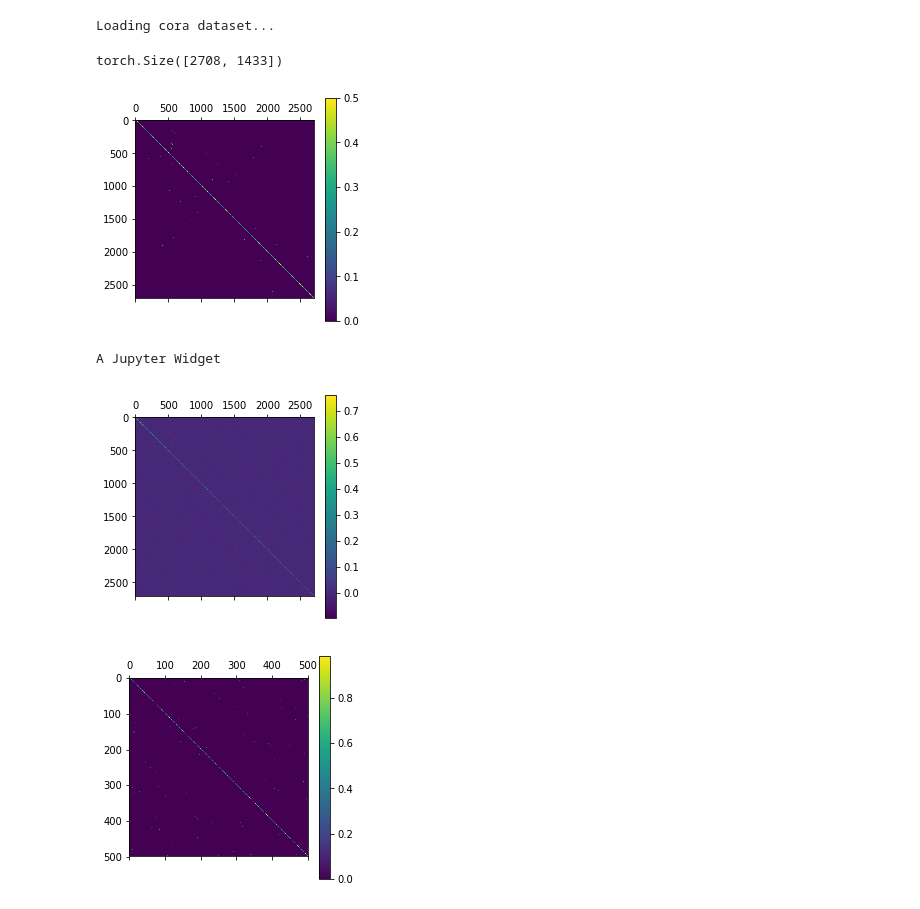
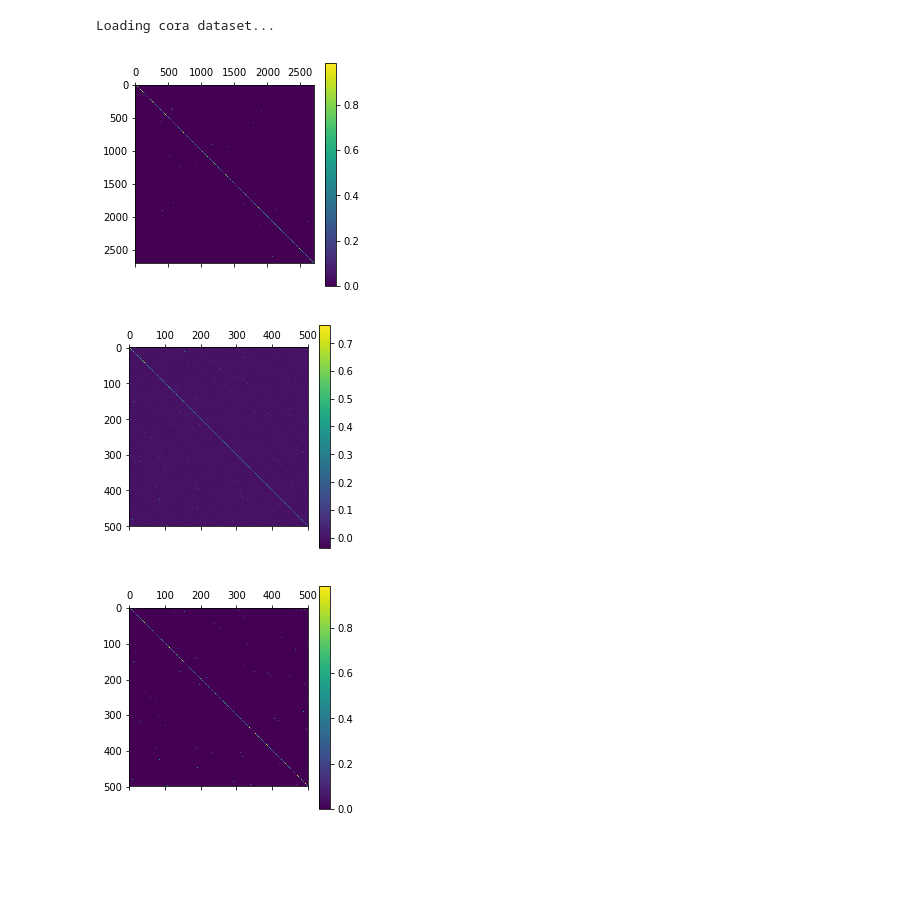
Before and after one commit to mvkolos/LanczosNet, a Jupyter notebook: Baseline.ipynb, the cells around one changed output. Saved outputs shown, nothing was run; the diff lists cells and outputs as text; code cells hidden in the pictures; blank space fills up the shorter version.

Commit message:
moved lanczos algorithm, fixed softmax

```diff
--- a/Baseline.ipynb
+++ b/Baseline.ipynb
@@ -21,71 +22,36 @@ import torch
 # plt.colorbar()
 # plt.show()
 # %%
-adj, features, labels, idx_train, idx_val, idx_test = load_data(path = 'data/cora/')
+adj, features, labels, idx_train, idx_val, idx_test = load_data(path = 'pygcn/data/cora/')
 # %% [output]
 Loading cora dataset...
-# %%
-features.shape
-# %% [output]
-torch.Size([2708, 1433])
+# %%
+from scipy.sparse import csr_matrix
+
+A = csr_matrix(adj.detach().to_dense().numpy())
 # %%
 def get_s(A):
     D = np.diag(np.array(A.sum(0))[0])
     D = sqrtm(np.linalg.inv(D))
     return np.array(D@A@D)
 # %%
-S = get_s(adj)
+S = get_s(A)
 # %%
-plt.matshow(adj.todense());
+plt.matshow(S)
 plt.colorbar()
 plt.show()
 # %% [output]
-[figure, old version]
+[figure, new version]
-# %%
-from numpy.linalg import qr
-
-
-def lanczos_algorithm(S, k, eps=0):
-    n = S.shape[0]
-    x = np.ones(n)
-
-    b = 0
-    q_prev = np.zeros(n)
-    q = x/np.linalg.norm(x)
-    Q = np.zeros((n,k))
-
-    for j in tqdm(range(1, k+1)):
-        Q[:,j-1] = q
-        z = S@q
-        v = q.T@z
-        z = z - v*q- b*q_prev
-        b = np.linalg.norm(z)
-
-        if b<eps:
-            print('b<eps')
-            break
-        q_prev = q
-        q = z/b
-
-        if j%100==0:
-            Q = qr(Q)[0]
-
-#         print(q@q_prev)
-
-    T = Q.T@S@Q
-    return Q, T
 # %%
 k = 1000
 Q, T = lanczos_algorithm(S, k)
-# %% [output]
-A Jupyter Widget
 # %%
 S_h=Q@T@Q.T
-plt.matshow(S_h);
+plt.matshow(S_h[:500,:500]);
 plt.colorbar()
 plt.show()
 # %% [output]
-[figure, old version]
+[figure, new version]
 # %%
 plt.matshow(S[:500,:500]);
 plt.colorbar()
```
Also changed, not shown: parts of 10 cells of this notebook, 3 other files.
